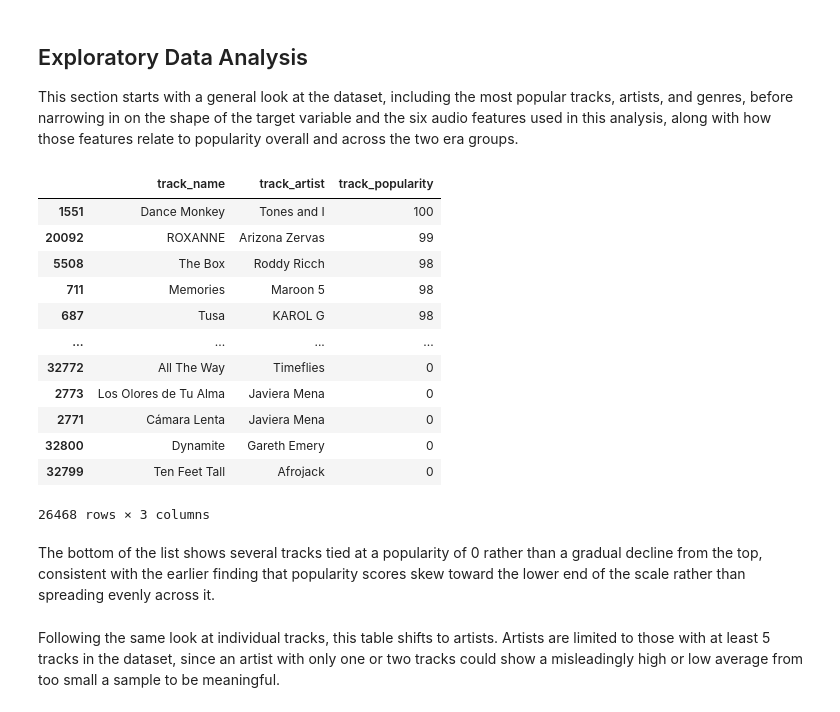
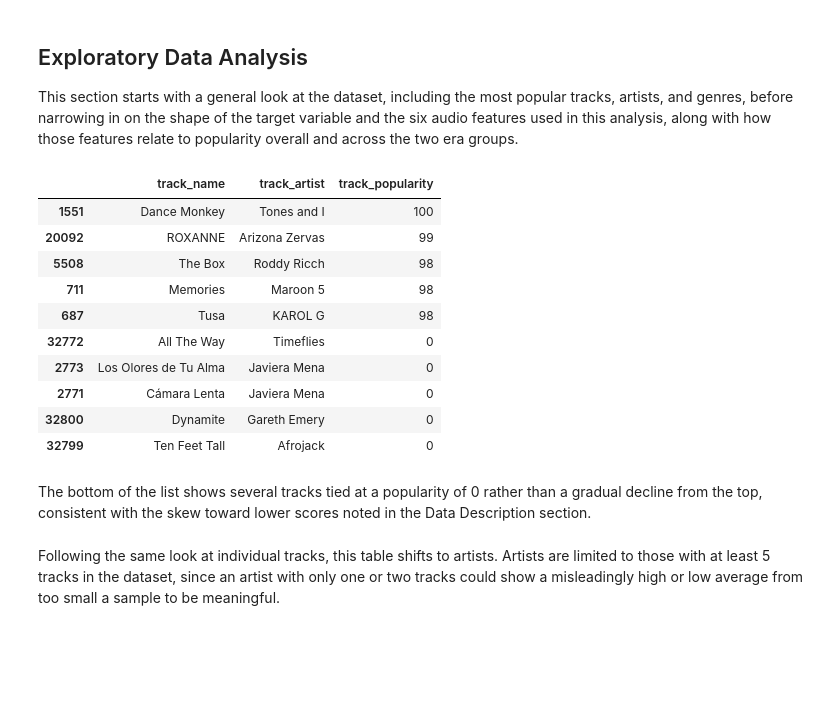
Before and after one commit to vipphan/spotify-capstone, a Jupyter notebook: spotify_capstone.ipynb, the cells around one changed output. Drawn from its saved outputs; the diff is of its cells as text; code cells hidden in the pictures; blank space fills up the shorter version.

```diff
--- a/spotify_capstone.ipynb
+++ b/spotify_capstone.ipynb
@@ -382,27 +390,26 @@ shape of the target variable and the six audio features used in this
 analysis, along with how those features relate to popularity overall
 and across the two era groups.
 # %%
-# top 10 most popular unique tracks
-cleaned_df.drop_duplicates(subset='track_id').sort_values('track_popularity', ascending=False)[['track_name', 'track_artist', 'track_popularity']]
+# top 5 and bottom 5 most popular unique tracks
+unique_tracks = cleaned_df.drop_duplicates(subset='track_id').sort_values('track_popularity', ascending=False)[['track_name', 'track_artist', 'track_popularity']]
+
+pd.concat([unique_tracks.head(5), unique_tracks.tail(5)])
 # %% [output]
 |  | track_name | track_artist | track_popularity |
 | 1551 | Dance Monkey | Tones and I | 100 |
 | 20092 | ROXANNE | Arizona Zervas | 99 |
 | 5508 | The Box | Roddy Ricch | 98 |
 | 711 | Memories | Maroon 5 | 98 |
 | 687 | Tusa | KAROL G | 98 |
-| ... | ... | ... | ... |
 | 32772 | All The Way | Timeflies | 0 |
 | 2773 | Los Olores de Tu Alma | Javiera Mena | 0 |
 | 2771 | Cámara Lenta | Javiera Mena | 0 |
 | 32800 | Dynamite | Gareth Emery | 0 |
 | 32799 | Ten Feet Tall | Afrojack | 0 |
-26468 rows × 3 columns
 # %% [markdown]
 The bottom of the list shows several tracks tied at a popularity of 0
-rather than a gradual decline from the top, consistent with the earlier
-finding that popularity scores skew toward the lower end of the scale
-rather than spreading evenly across it.
+rather than a gradual decline from the top, consistent with the
+skew toward lower scores noted in the Data Description section.
 # %% [markdown]
 Following the same look at individual tracks, this table shifts to
 artists. Artists are limited to those with at least 5 tracks in the
```
Also changed, not shown: parts of 12 cells of this notebook.
